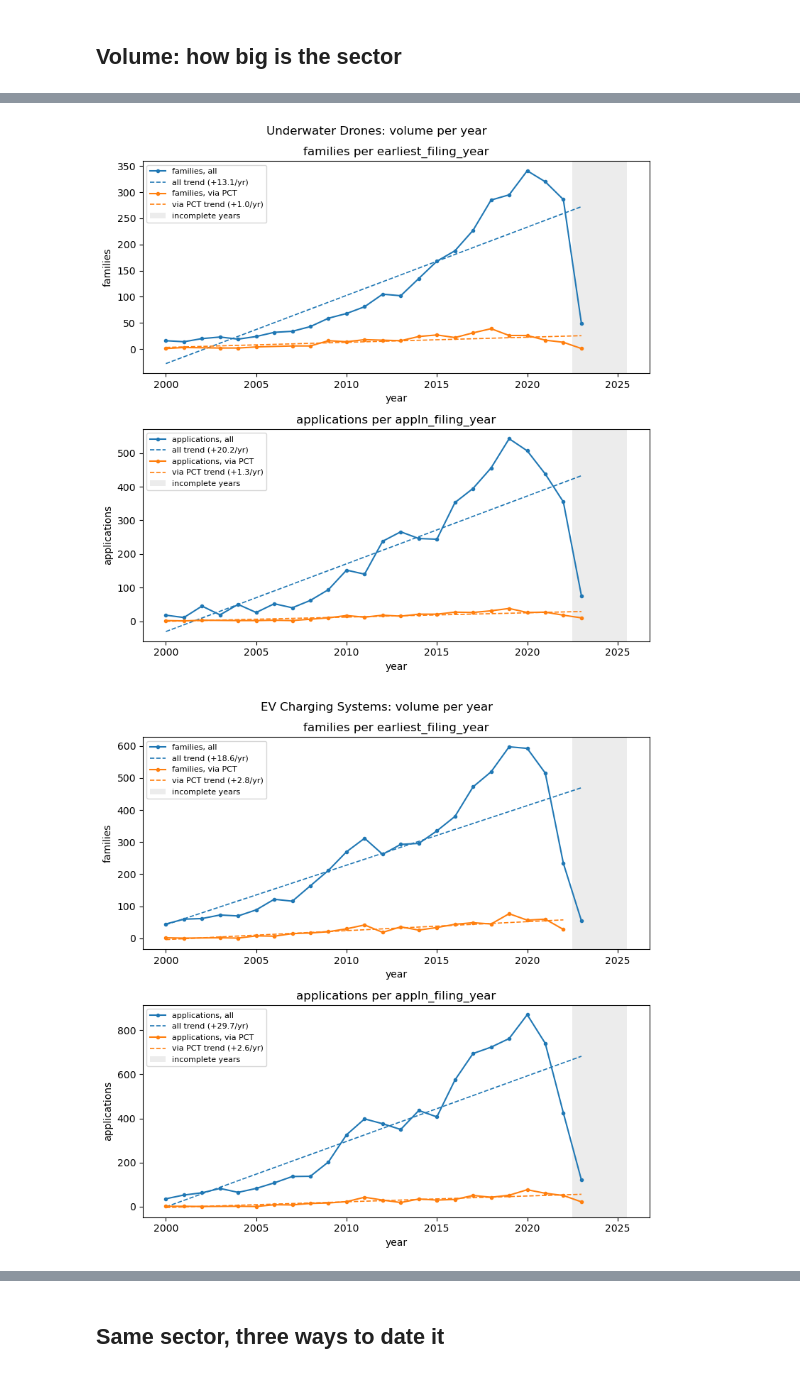
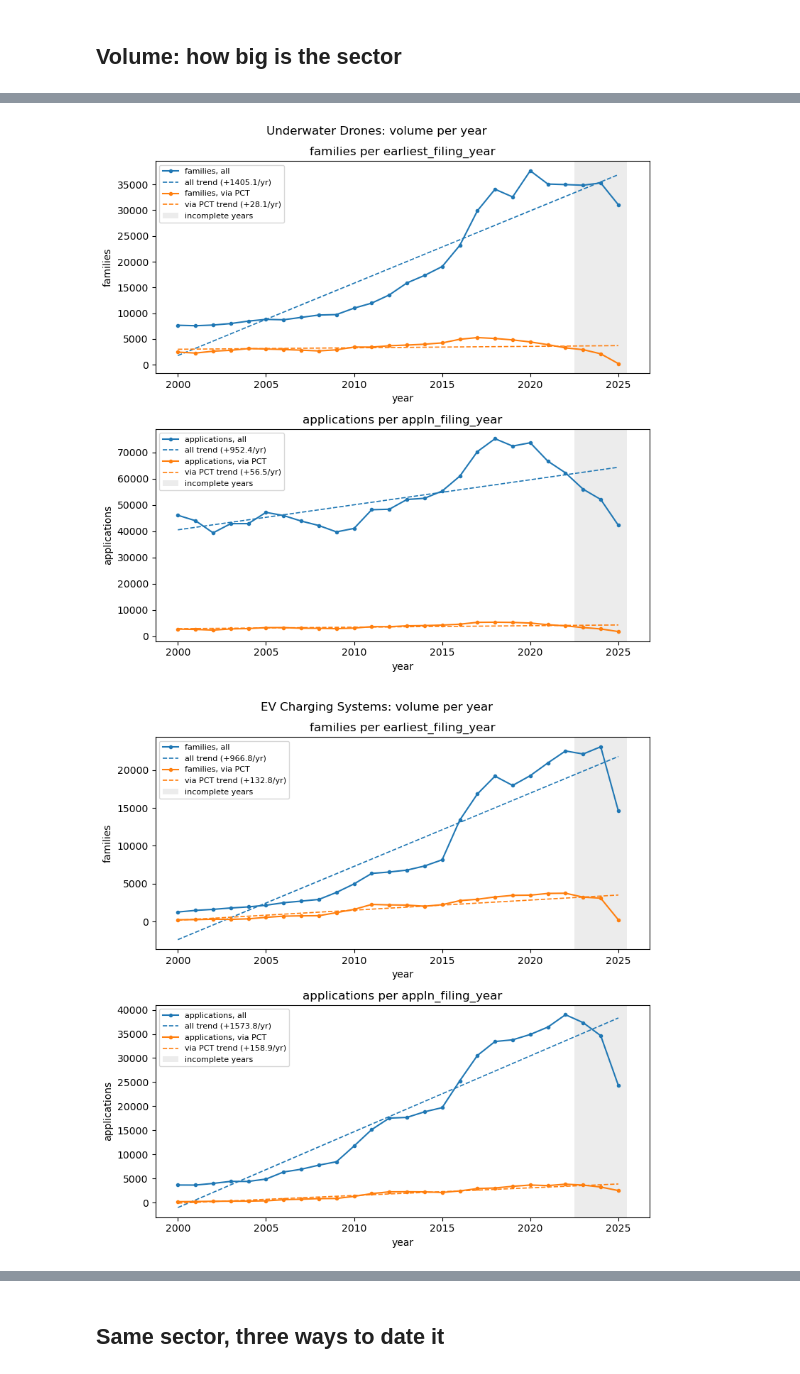
Before and after one commit to dattiluca-afk/innovation-management-assignment, a Jupyter notebook: notebooks/step_1.ipynb, the cells around one changed output, grey strips where cells are left out. Cells and saved outputs as stored; diff of their text form; code cells hidden in the pictures.

```diff
--- a/notebooks/step_1.ipynb
+++ b/notebooks/step_1.ipynb
@@ -78,7 +78,7 @@ OUTPUT_DIR = Path("outputs/") # name this how you wish
 # Surface Drones CPC Codes and Keywords
 # %%
 # ---------------------------------------------------------------- environment
-ENV = "TEST"                 # develop on TEST, switch to "PROD" for the final numbers
+ENV = "PROD"                 # develop on TEST, switch to "PROD" for the final numbers
 
 
 # ---------------------------------------------------------------- sector definition
@@ -1338,7 +1330,7 @@ plt.tight_layout()
 plt.savefig(output_path, format="png")
 plt.show()
 # %% [output]
-[figure, old version]
+[figure, new version]
 # %%
 # Volumes EV charging systems
 
@@ -1385,33 +1377,33 @@ for ax, scope in zip(axes, SECTOR_SCOPES3):
             slope, intercept = np.polyfit(valid["year"], valid["n"], deg=1)
             y_pred = slope * valid["year"] + intercept
 
             # Plot regression line matching the series color
             ax.plot(
                 valid["year"],
                 y_pred,
                 linestyle="--",
                 linewidth=1.2,
                 color=line.get_color(),
                 label=f"{series} trend ({slope:+.1f}/yr)",
             )
 
     shade_truncated(ax)
     year_col = FAMILY_TIME_COLUMN if scope.level == "family" else APPLN_TIME_COLUMN
     ax.set(
         title=f"{UNIT_LABEL[scope.level]} per {year_col}",
         xlabel="year",
         ylabel=UNIT_LABEL[scope.level],
     )
     ax.ticklabel_format(style="plain", axis="y", useOffset=False)
     ax.tick_params(labelbottom=True)
     ax.legend(fontsize=8)
 
-output_path = Path("outputs/figures/quantum_computing_volumes.png")
+output_path = Path("outputs/figures/EV_charging_systems_volumes.png")
 output_path.parent.mkdir(parents=True, exist_ok=True)
 
 plt.tight_layout()
 plt.savefig(output_path, format="png")
 plt.show()
 # %% [output]
-[figure, old version]
+[figure, new version]
 # %% [markdown]
```
Also changed, not shown: parts of 24 cells of this notebook, 1 other file.
